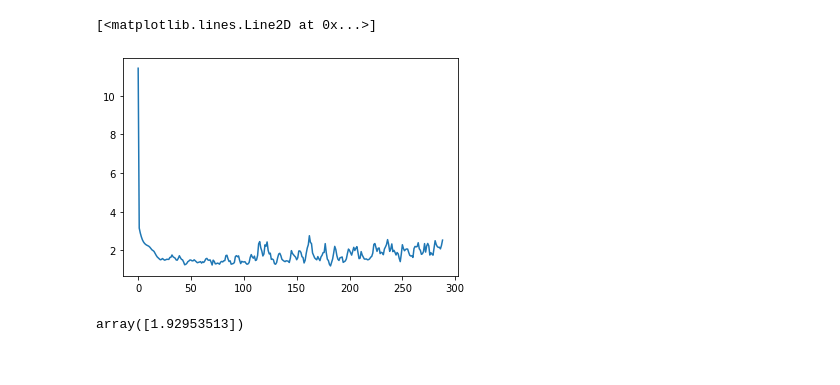
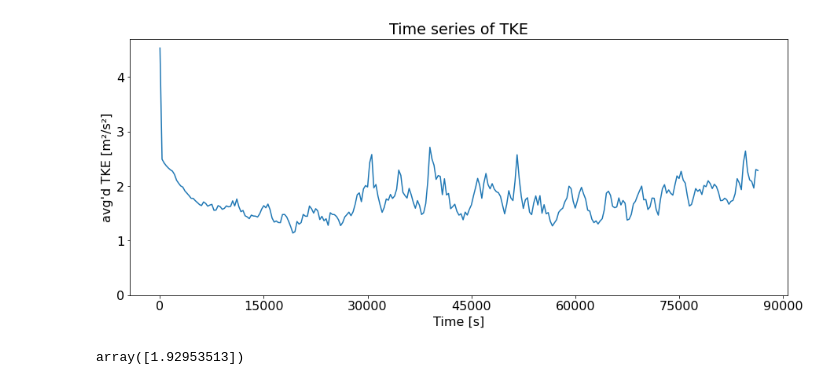
Before and after one commit to GeorgTrede/microhh, a Jupyter notebook: cases/jaenschwalde/jaenschwalde_eval.ipynb, the cells around one changed output. Drawn from its saved outputs; the diff is of its cells as text; code cells hidden in the pictures.

```diff
--- a/cases/jaenschwalde/jaenschwalde_eval.ipynb
+++ b/cases/jaenschwalde/jaenschwalde_eval.ipynb
@@ -105,11 +217,17 @@ w_prime = w - w_mean
 
 tke = 0.5 * (u_prime**2 + v_prime**2 + w_prime**2)
 tke_time_series = np.mean(tke, axis=(1, 3))
-# %%
-plt.plot(tke_time_series)
-# %% [output]
-[<matplotlib.lines.Line2D at 0x...>]
-[figure, removed]
+# %%
+plt.figure(figsize=(15, 6))
+plt.title("Time series of TKE")
+plt.plot(tke_time_series)
+plt.xlabel("Time [s]")
+plt.xticks(np.arange(0, 340, 50), np.arange(0, 340*300, 50*300))
+plt.ylabel("avg'd TKE [m²/s²]")
+plt.ylim(bottom=0)
+plt.savefig(f"../tke_{res}_uflux{uflux}_xz.png")
+# %% [output]
+[figure, added]
 # %%
 np.mean(tke_time_series[-100:], axis=0)
 # %% [output]
```
Also changed, not shown: parts of 16 cells of this notebook.
